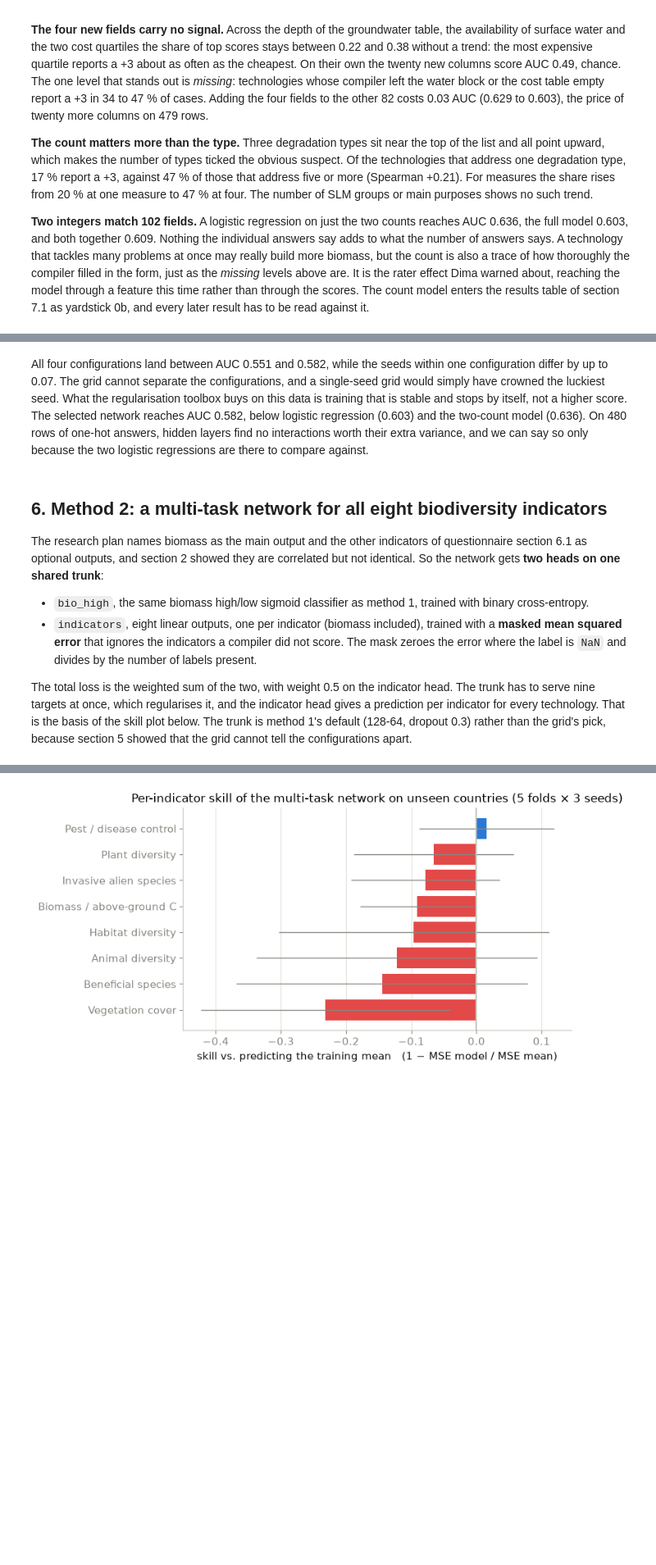
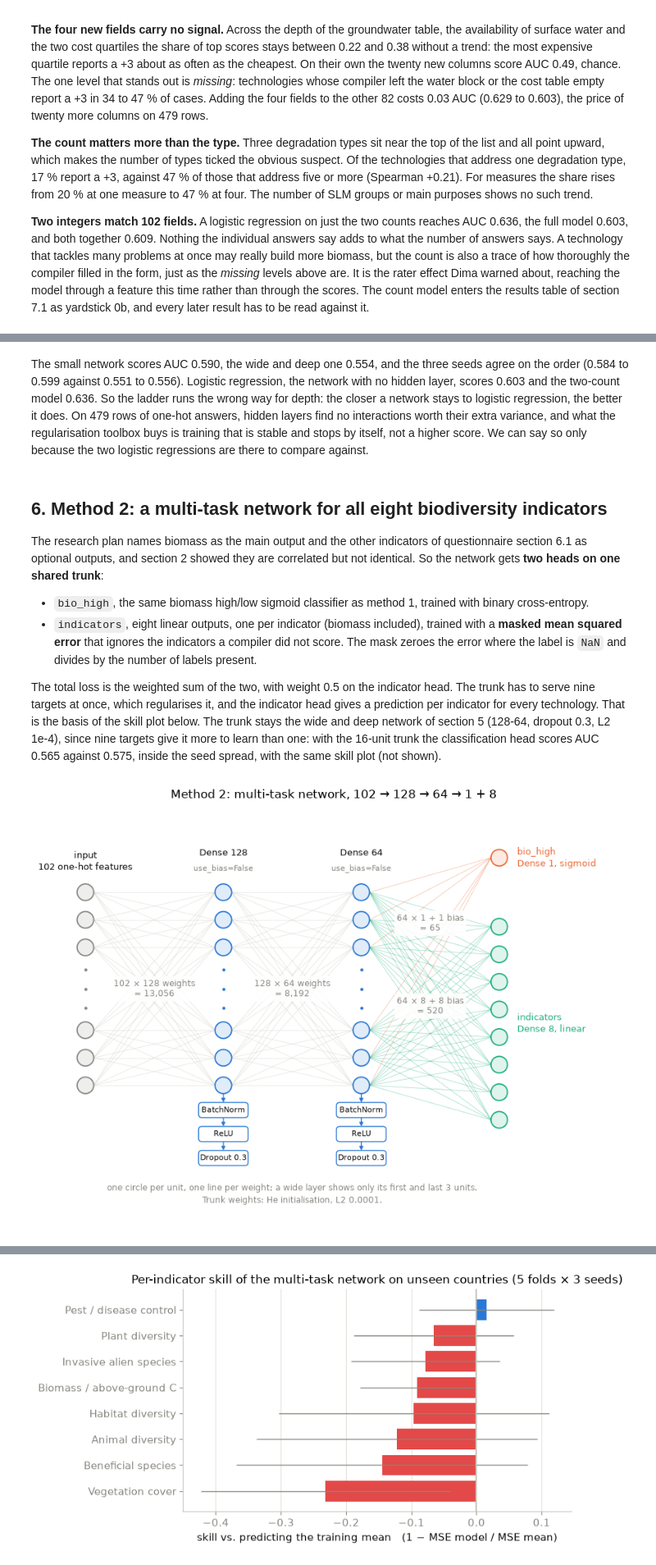
Before and after one commit to nmkearney/CAS-AML-WOCAT, a Jupyter notebook: module2_biodiversity.ipynb, the cells around one changed output, grey strips where cells are left out. Shown at 82% size. Drawn from its saved outputs; the diff is of its cells as text; code cells hidden in the pictures; blank space fills up the shorter version.

```diff
--- a/module2_biodiversity.ipynb
+++ b/module2_biodiversity.ipynb
@@ -529,5 +590,5 @@ wide (256-128), dropout 0.5  0.582        0.588       0.563         0.595     0.
 # %% [markdown]
-All four configurations land between AUC 0.551 and 0.582, while the seeds within one configuration differ by up to 0.07. The grid cannot separate the configurations, and a single-seed grid would simply have crowned the luckiest seed. What the regularisation toolbox buys on this data is training that is stable and stops by itself, not a higher score. The selected network reaches AUC 0.582, below logistic regression (0.603) and the two-count model (0.636). On 480 rows of one-hot answers, hidden layers find no interactions worth their extra variance, and we can say so only because the two logistic regressions are there to compare against.
+The small network scores AUC 0.590, the wide and deep one 0.554, and the three seeds agree on the order (0.584 to 0.599 against 0.551 to 0.556). Logistic regression, the network with no hidden layer, scores 0.603 and the two-count model 0.636. So the ladder runs the wrong way for depth: the closer a network stays to logistic regression, the better it does. On 479 rows of one-hot answers, hidden layers find no interactions worth their extra variance, and what the regularisation toolbox buys is training that is stable and stops by itself, not a higher score. We can say so only because the two logistic regressions are there to compare against.
 # %% [markdown]
 ## 6. Method 2: a multi-task network for all eight biodiversity indicators
 
@@ -536,7 +597,14 @@ The research plan names biomass as the main output and the other indicators of q
 * `bio_high`, the same biomass high/low sigmoid classifier as method 1, trained with binary cross-entropy.
 * `indicators`, eight linear outputs, one per indicator (biomass included), trained with a **masked mean squared error** that ignores the indicators a compiler did not score. The mask zeroes the error where the label is `NaN` and divides by the number of labels present.
 
-The total loss is the weighted sum of the two, with weight 0.5 on the indicator head. The trunk has to serve nine targets at once, which regularises it, and the indicator head gives a prediction per indicator for every technology. That is the basis of the skill plot below. The trunk is method 1's default (128-64, dropout 0.3) rather than the grid's pick, because section 5 showed that the grid cannot tell the configurations apart.
+The total loss is the weighted sum of the two, with weight 0.5 on the indicator head. The trunk has to serve nine targets at once, which regularises it, and the indicator head gives a prediction per indicator for every technology. That is the basis of the skill plot below. The trunk stays the wide and deep network of section 5 (128-64, dropout 0.3, L2 1e-4), since nine targets give it more to learn than one: with the 16-unit trunk the classification head scores AUC 0.565 against 0.575, inside the seed spread, with the same skill plot (not shown).
+# %%
+fig, ax = plt.subplots(figsize=(10, 6.6))
+draw_network(ax, X.shape[1], (128, 64), [(1, "sigmoid", "bio_high", C_ORANGE), (len(BIO), "linear", "indicators", C_AQUA)], l2=1e-4)
+ax.set_title(f"Method 2: multi-task network, {X.shape[1]} → 128 → 64 → 1 + {len(BIO)}")
+plt.tight_layout(); plt.show()
+# %% [output]
+[figure, added]
 # %%
 def masked_mse(y_true, y_pred):
     mask = keras.ops.logical_not(keras.ops.isnan(y_true))
```
Also changed, not shown: parts of 12 cells of this notebook.
